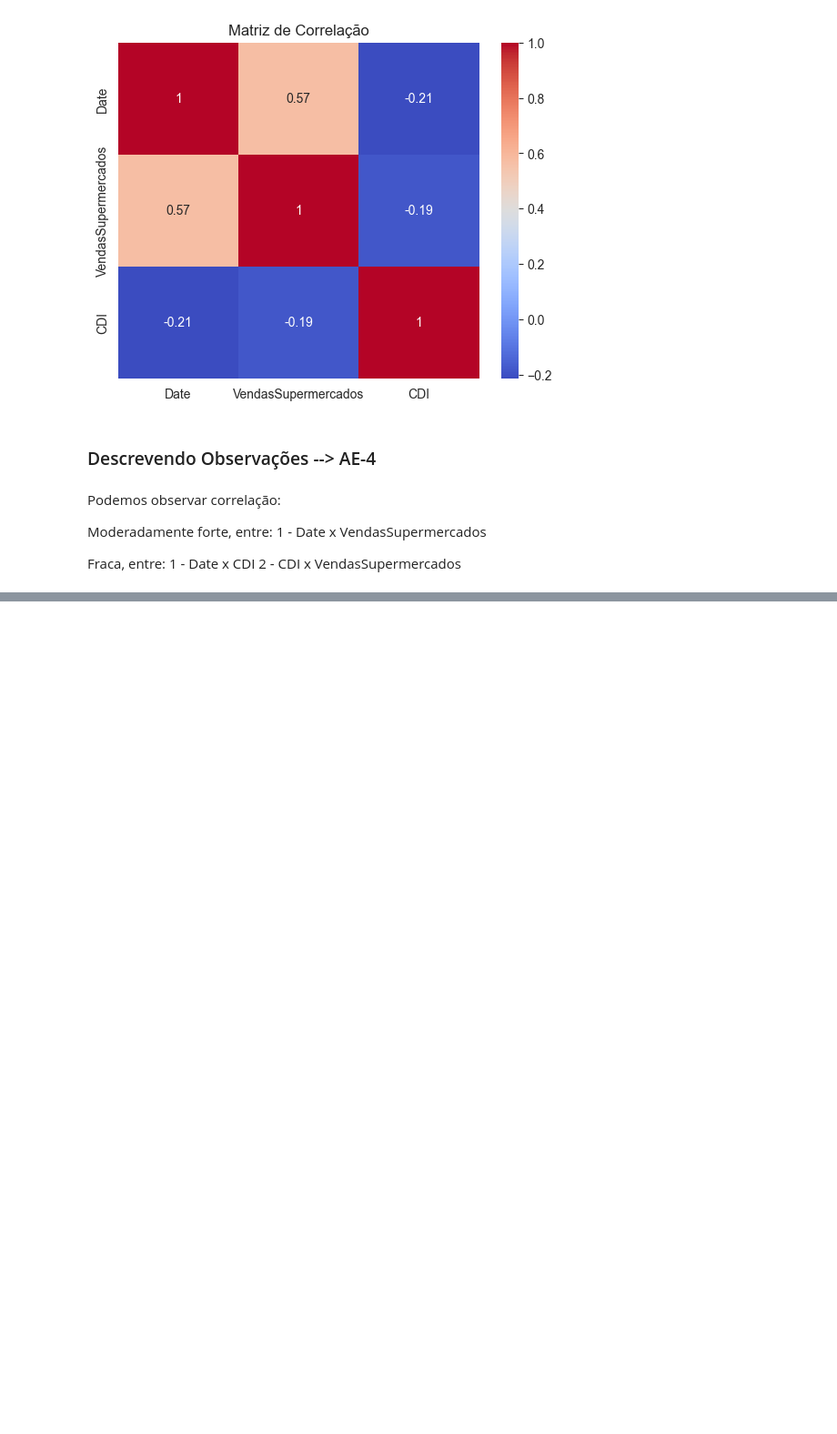
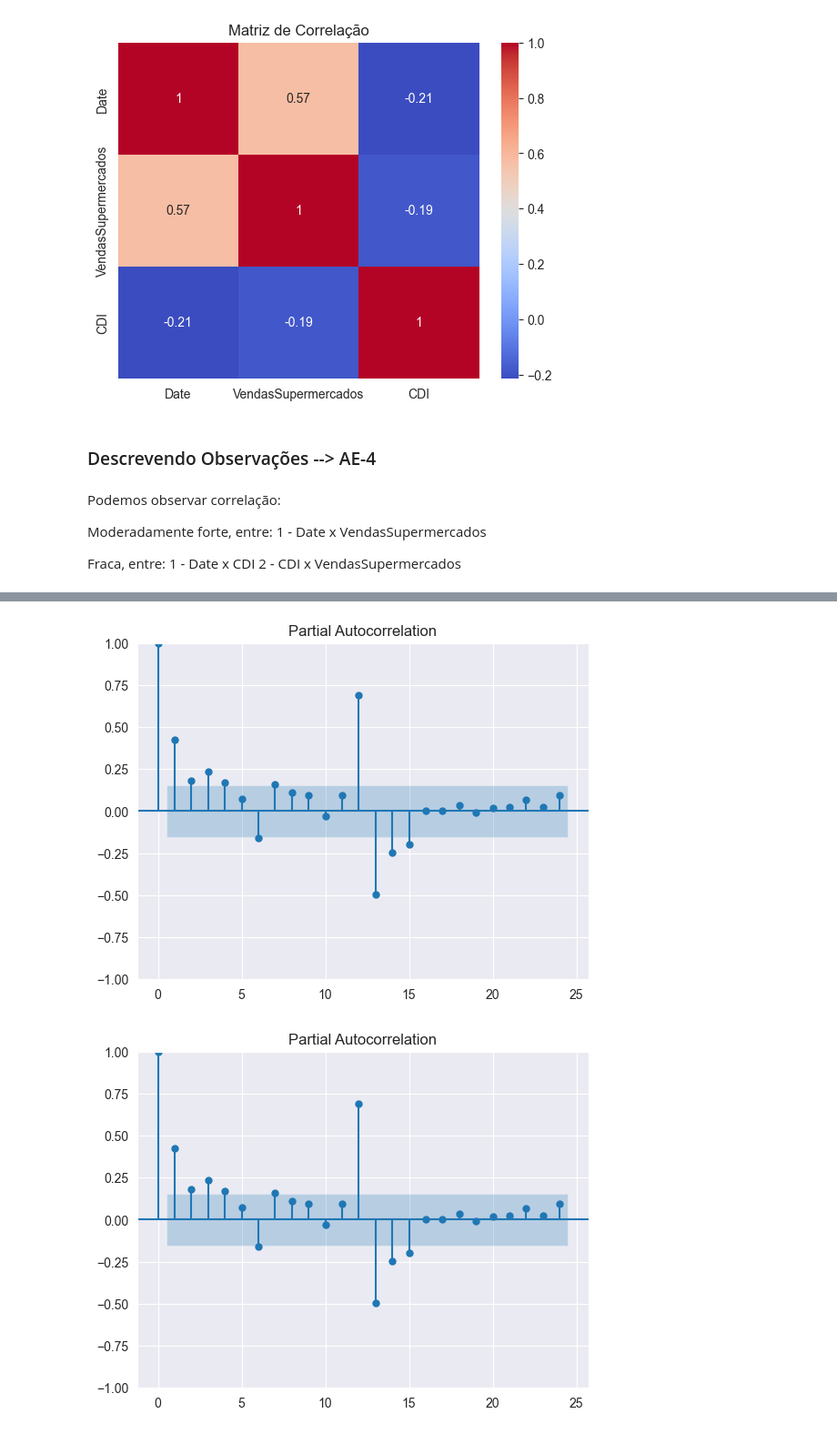
Before and after one commit to lspraciano/timeSeriesChallengeDez23, a Jupyter notebook: supermarket.ipynb, the cells around one changed output, grey strips where cells are left out. Shown: that part at 91% size. Saved outputs shown, nothing was run; the diff lists cells and outputs as text; code cells hidden in the pictures; blank space fills up the shorter version.

```diff
--- a/supermarket.ipynb
+++ b/supermarket.ipynb
@@ -437,0 +486,8 @@ Fraca, entre:
+# %%
+plot_pacf(
+    x=df_sales,
+    lags=24
+)
+# %% [output]
+[figure, added]
+[figure, added]
```
Also changed, not shown: parts of 28 cells of this notebook, 2 other files.
